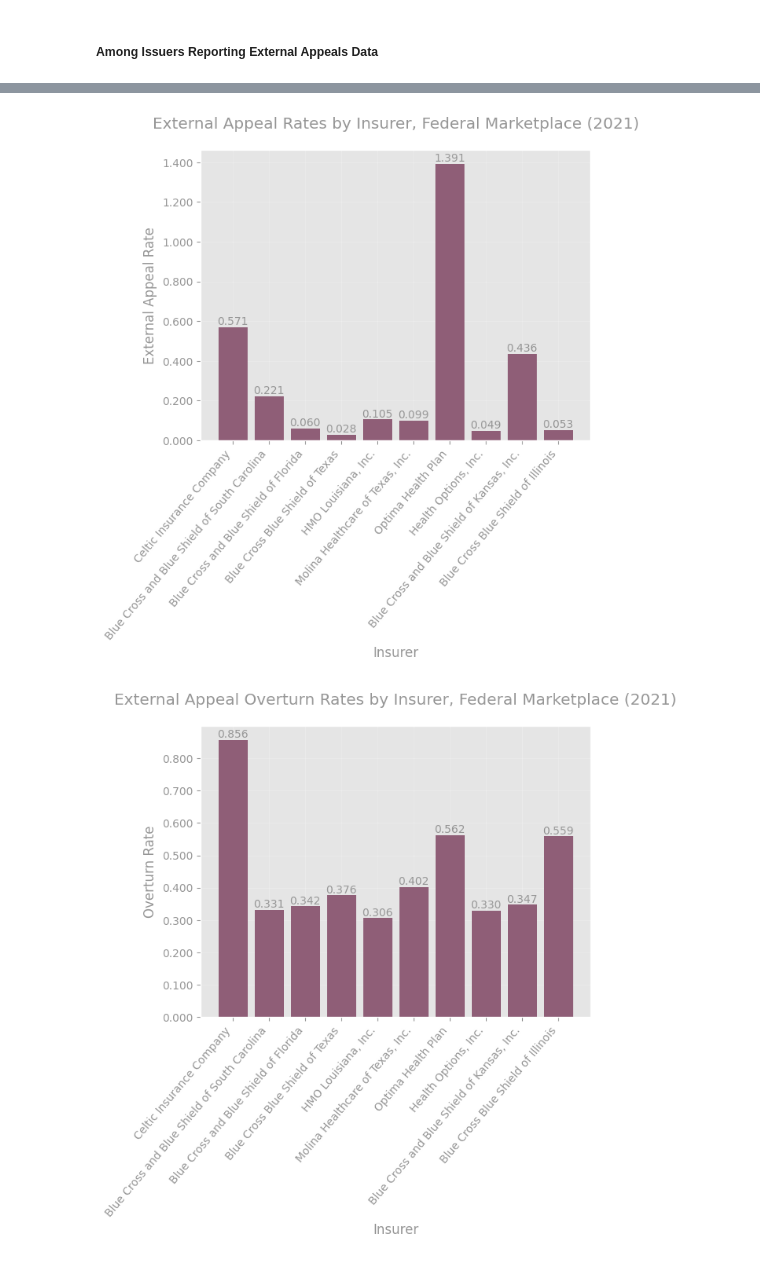
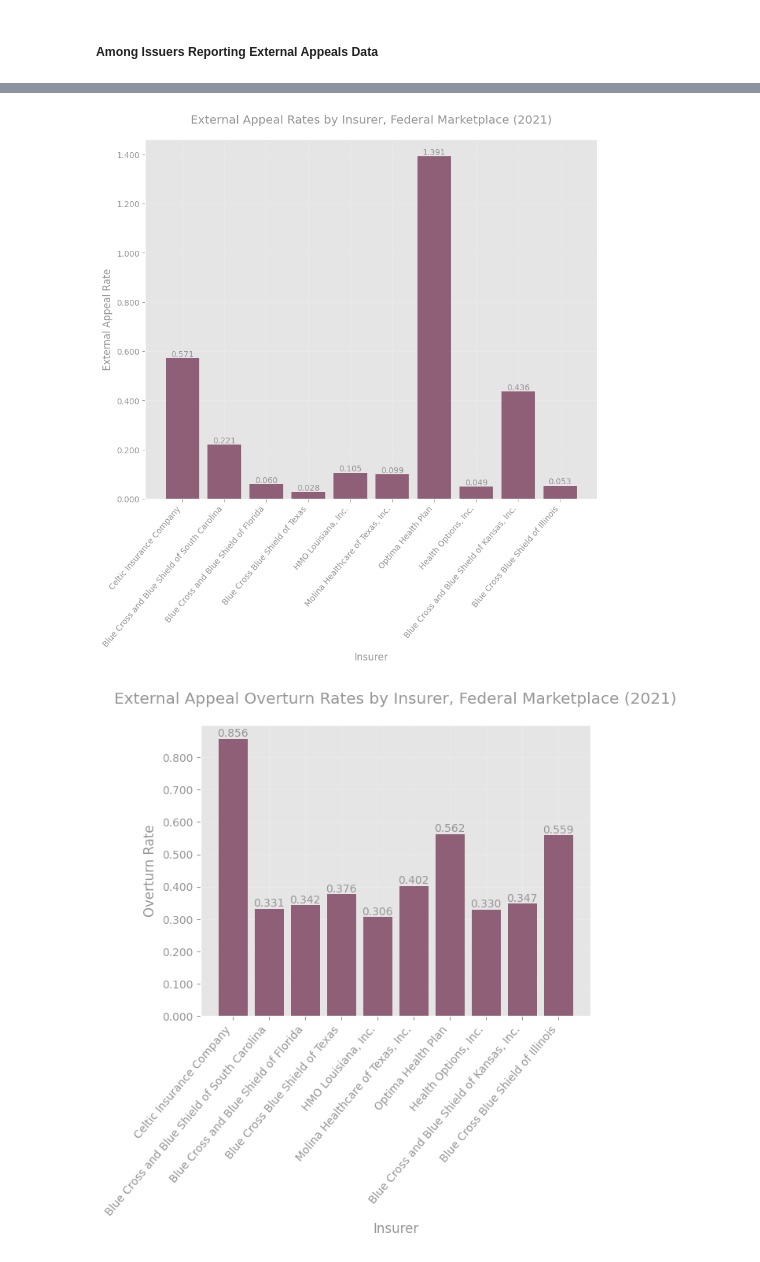
Before and after one commit to TPAFS/investigations, a Jupyter notebook: investigations/claims_denials/cms_puf.ipynb, the cells around one changed output, grey strips where cells are left out. Drawn from its saved outputs; the diff is of its cells as text; code cells hidden in the pictures.

```diff
--- a/investigations/claims_denials/cms_puf.ipynb
+++ b/investigations/claims_denials/cms_puf.ipynb
@@ -1062,32 +1060,33 @@ plot_bar(
 # %%
 title = "External Appeal Rates by Insurer, Federal Marketplace (2021)"
 val_axis_label = "External Appeal Rate"
 cat_axis_label = "Insurer"
 bar_vals = (
     insurer_groups["Issuer_External_Appeals_Filed"]
     / (
         insurer_groups["Issuer_Internal_Appeals_Filed"]
         - insurer_groups["Issuer_Number_Internal_Appeals_Overturned"]
     )
 ).values[:10]
 bar_names = insurer_groups["Issuer_Name"].values[:10]
 plot_bar(
     bar_names,
     bar_vals,
     title=title,
     val_axis_label=val_axis_label,
     cat_axis_label=cat_axis_label,
     save_path=os.path.join(OUTPUT_IMAGE_DIR, "external_appeal_rates_by_insurer.png"),
     bar_label=True,
     int_vals=False,
     htick_rotation=50,
+    figsize=(10, 8),
 )
 
 # Probably a bug in reported data for Optima: they claim they have the same number of externally appealed claims
 # as they do internal overturns, which seems like an odd coincidence aligning with more external appeals than
 # upheld internal appeals.
 # %% [output]
-[figure, old version]
+[figure, new version]
 # %%
 title = "External Appeal Overturn Rates by Insurer, Federal Marketplace (2021)"
 val_axis_label = "Overturn Rate"
```
Also changed, not shown: parts of 15 cells of this notebook.
